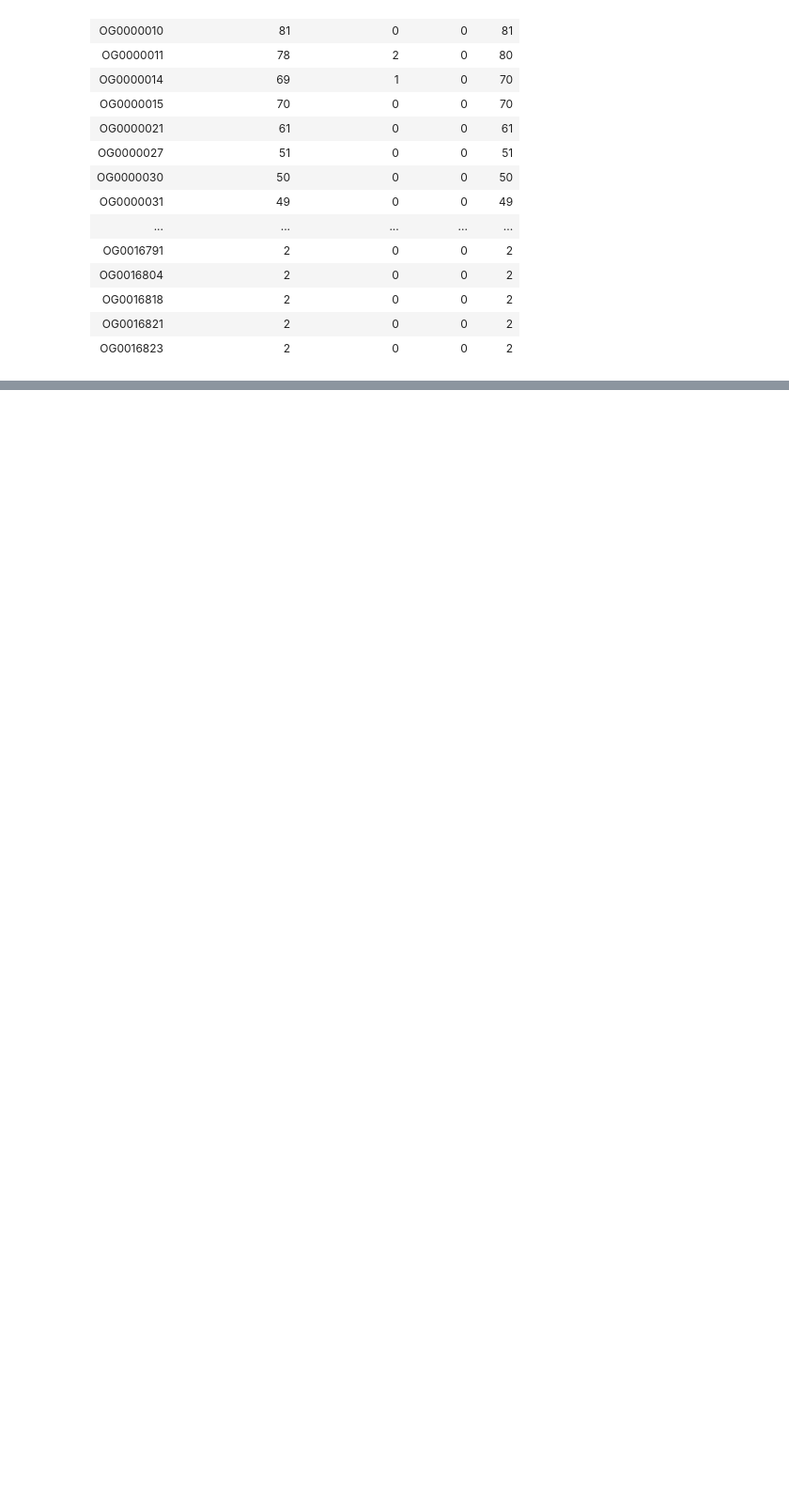
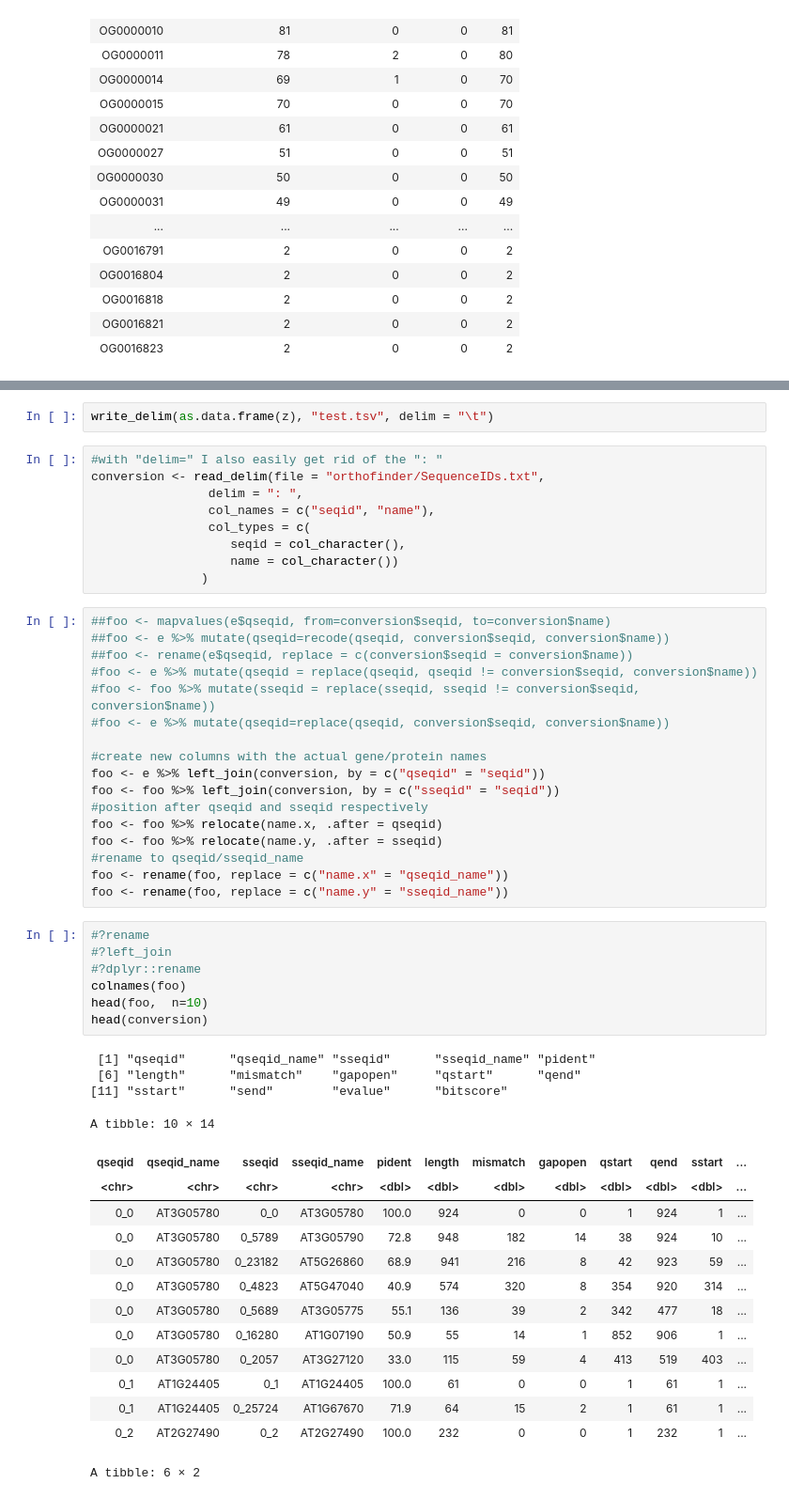
Before and after one commit to tgstoecker/A2TEA.Workflow, a Jupyter notebook: R_expansion.ipynb, the cells around one changed output, grey strips where cells are left out. Shown at 94% size. Cells and saved outputs as stored; diff of their text form; blank space fills up the shorter version.

```diff
--- a/R_expansion.ipynb
+++ b/R_expansion.ipynb
@@ -181,0 +368,53 @@ A data.frame: 2095 × 5
+# %%
+write_delim(as.data.frame(z), "test.tsv", delim = "\t")
+# %%
+#with "delim=" I also easily get rid of the ": "
+conversion <- read_delim(file = "orthofinder/SequenceIDs.txt",
+                delim = ": ",
+                col_names = c("seqid", "name"),
+                col_types = c(
+                   seqid = col_character(),
+                   name = col_character())
+               )
+# %%
+##foo <- mapvalues(e$qseqid, from=conversion$seqid, to=conversion$name)
+##foo <- e %>% mutate(qseqid=recode(qseqid, conversion$seqid, conversion$name))
+##foo <- rename(e$qseqid, replace = c(conversion$seqid = conversion$name))
+#foo <- e %>% mutate(qseqid = replace(qseqid, qseqid != conversion$seqid, conversion$name))
+#foo <- foo %>% mutate(sseqid = replace(sseqid, sseqid != conversion$seqid, conversion$name))
+#foo <- e %>% mutate(qseqid=replace(qseqid, conversion$seqid, conversion$name))
+
+#create new columns with the actual gene/protein names
+foo <- e %>% left_join(conversion, by = c("qseqid" = "seqid"))
+foo <- foo %>% left_join(conversion, by = c("sseqid" = "seqid"))
+#position after qseqid and sseqid respectively
+foo <- foo %>% relocate(name.x, .after = qseqid)
+foo <- foo %>% relocate(name.y, .after = sseqid)
+#rename to qseqid/sseqid_name
+foo <- rename(foo, replace = c("name.x" = "qseqid_name"))
+foo <- rename(foo, replace = c("name.y" = "sseqid_name"))
+# %%
+#?rename
+#?left_join
+#?dplyr::rename
+colnames(foo)
+head(foo,  n=10)
+head(conversion)
+# %% [output]
+ [1] "qseqid"      "qseqid_name" "sseqid"      "sseqid_name" "pident"
+ [6] "length"      "mismatch"    "gapopen"     "qstart"      "qend"
+[11] "sstart"      "send"        "evalue"      "bitscore"
+A tibble: 10 × 14
+| qseqid | qseqid_name | sseqid | sseqid_name | pident | length | mismatch | gapopen | qstart | qend | sstart | ... |
+| <chr> | <chr> | <chr> | <chr> | <dbl> | <dbl> | <dbl> | <dbl> | <dbl> | <dbl> | <dbl> | ... |
+| 0_0 | AT3G05780 | 0_0 | AT3G05780 | 100.0 | 924 | 0 | 0 | 1 | 924 | 1 | ... |
+| 0_0 | AT3G05780 | 0_5789 | AT3G05790 | 72.8 | 948 | 182 | 14 | 38 | 924 | 10 | ... |
+| 0_0 | AT3G05780 | 0_23182 | AT5G26860 | 68.9 | 941 | 216 | 8 | 42 | 923 | 59 | ... |
+| 0_0 | AT3G05780 | 0_4823 | AT5G47040 | 40.9 | 574 | 320 | 8 | 354 | 920 | 314 | ... |
+| 0_0 | AT3G05780 | 0_5689 | AT3G05775 | 55.1 | 136 | 39 | 2 | 342 | 477 | 18 | ... |
+| 0_0 | AT3G05780 | 0_16280 | AT1G07190 | 50.9 | 55 | 14 | 1 | 852 | 906 | 1 | ... |
+| 0_0 | AT3G05780 | 0_2057 | AT3G27120 | 33.0 | 115 | 59 | 4 | 413 | 519 | 403 | ... |
+| 0_1 | AT1G24405 | 0_1 | AT1G24405 | 100.0 | 61 | 0 | 0 | 1 | 61 | 1 | ... |
+| 0_1 | AT1G24405 | 0_25724 | AT1G67670 | 71.9 | 64 | 15 | 2 | 1 | 61 | 1 | ... |
+| 0_2 | AT2G27490 | 0_2 | AT2G27490 | 100.0 | 232 | 0 | 0 | 1 | 232 | 1 | ... |
+A tibble: 6 × 2
```
Also changed, not shown: parts of 14 cells of this notebook.
